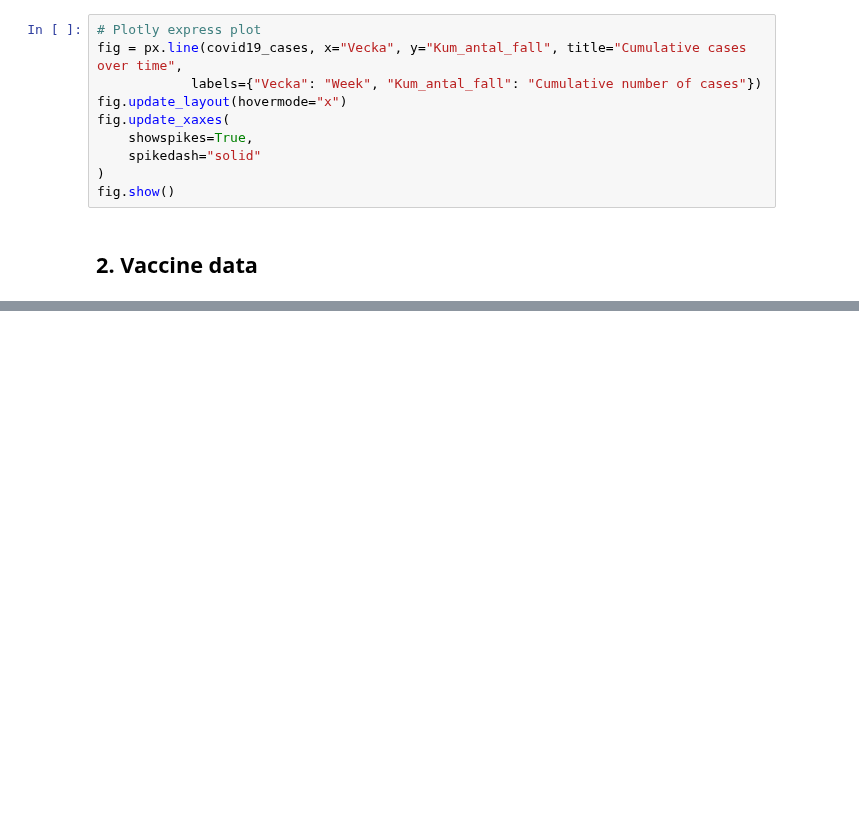
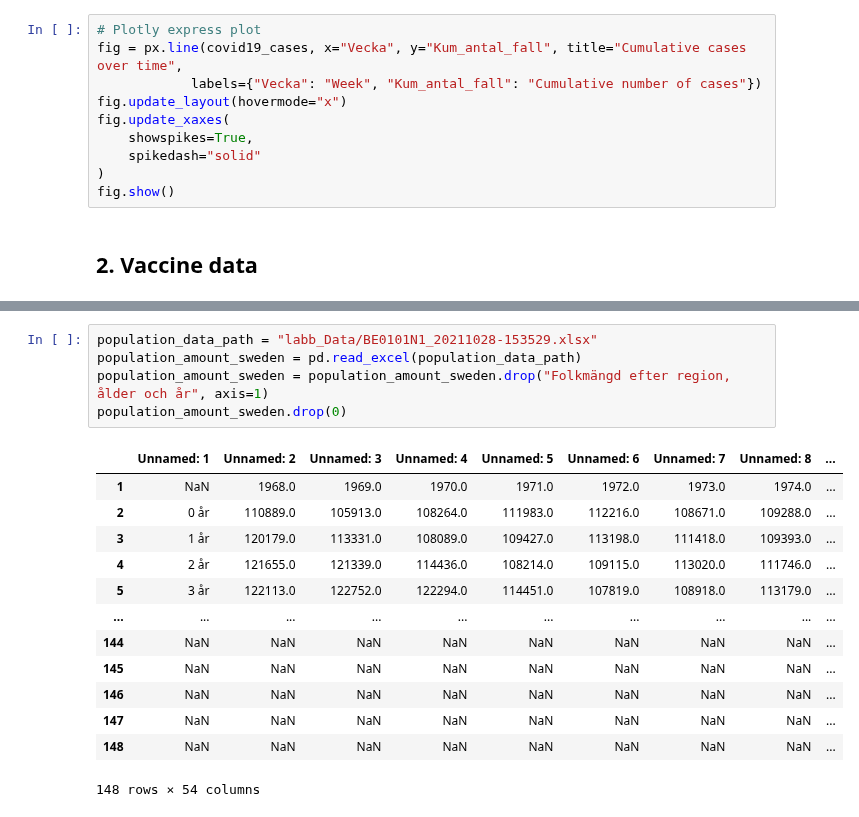
Before and after one commit to FabianAndersson17/Databehandling-Fabian-Andersson, a Jupyter notebook: Labs/Covid-19_Labb1.ipynb, the cells around one changed output, grey strips where cells are left out. Saved outputs shown, nothing was run; the diff lists cells and outputs as text; blank space fills up the shorter version.

```diff
--- a/Labs/Covid-19_Labb1.ipynb
+++ b/Labs/Covid-19_Labb1.ipynb
@@ -212,0 +221,19 @@ IndexError: only integers, slices (`:`), ellipsis (`...`), numpy.newaxis (`None`
+# %%
+population_data_path = "labb_Data/BE0101N1_20211028-153529.xlsx"
+population_amount_sweden = pd.read_excel(population_data_path)
+population_amount_sweden = population_amount_sweden.drop("Folkmängd efter region, ålder och år", axis=1)
+population_amount_sweden.drop(0)
+# %% [output]
+|  | Unnamed: 1 | Unnamed: 2 | Unnamed: 3 | Unnamed: 4 | Unnamed: 5 | Unnamed: 6 | Unnamed: 7 | Unnamed: 8 | ... |
+| 1 | NaN | 1968.0 | 1969.0 | 1970.0 | 1971.0 | 1972.0 | 1973.0 | 1974.0 | ... |
+| 2 | 0 år | 110889.0 | 105913.0 | 108264.0 | 111983.0 | 112216.0 | 108671.0 | 109288.0 | ... |
+| 3 | 1 år | 120179.0 | 113331.0 | 108089.0 | 109427.0 | 113198.0 | 111418.0 | 109393.0 | ... |
+| 4 | 2 år | 121655.0 | 121339.0 | 114436.0 | 108214.0 | 109115.0 | 113020.0 | 111746.0 | ... |
+| 5 | 3 år | 122113.0 | 122752.0 | 122294.0 | 114451.0 | 107819.0 | 108918.0 | 113179.0 | ... |
+| ... | ... | ... | ... | ... | ... | ... | ... | ... | ... |
+| 144 | NaN | NaN | NaN | NaN | NaN | NaN | NaN | NaN | ... |
+| 145 | NaN | NaN | NaN | NaN | NaN | NaN | NaN | NaN | ... |
+| 146 | NaN | NaN | NaN | NaN | NaN | NaN | NaN | NaN | ... |
+| 147 | NaN | NaN | NaN | NaN | NaN | NaN | NaN | NaN | ... |
+| 148 | NaN | NaN | NaN | NaN | NaN | NaN | NaN | NaN | ... |
+148 rows × 54 columns
```
Also changed, not shown: parts of 13 cells of this notebook.
